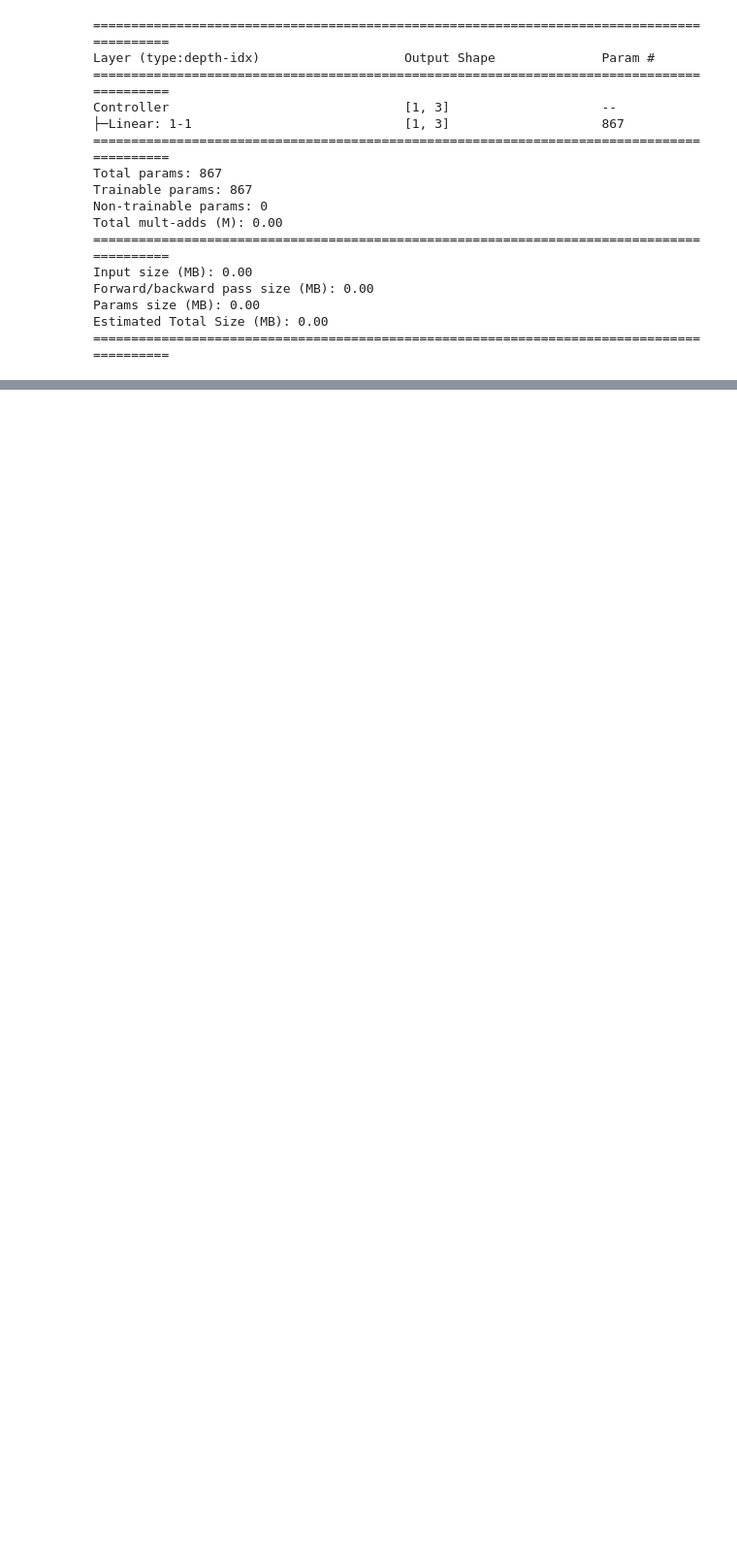
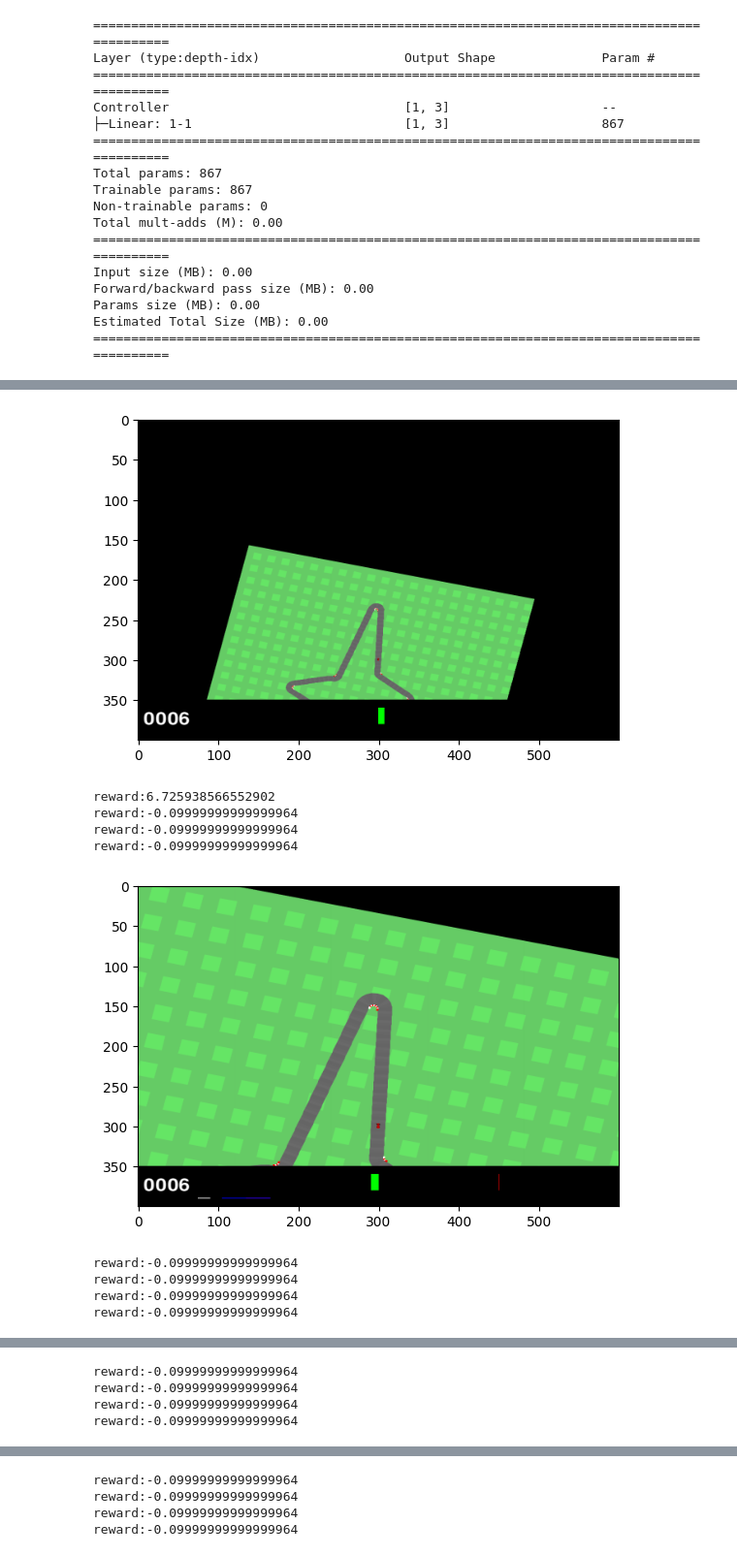
Before and after one commit to Daiki04/world_models, a Jupyter notebook: test.ipynb, the cells around one changed output, grey strips where cells are left out. Shown: that part at 97% size. Cells and saved outputs as stored; diff of their text form; code cells hidden in the pictures; blank space fills up the shorter version.

```diff
--- a/test.ipynb
+++ b/test.ipynb
@@ -423,0 +445,14 @@ Estimated Total Size (MB): 0.00
+# %%
+#ゲームの選択
+env = gym.make('CarRacing-v2', render_mode='rgb_array')
+
+#デフォルトのactionsの確認（steer, gas, brakeの3次元連続値）
+print('env.action_space: {}'.format(env.action_space))
+
+#アクションを離散値で用意しておく
+actions = np.array([[ 0, 0, 0],  #actions[0]：何もしない（＝等速直線運動）
+                    [ 0, 1, 0],  #actions[1]：加速
+                    [ 0, 0, 1],  #actions[2]：減速
+                    [ 1, 0, 0],  #actions[3]：右旋回
+                    [-1, 0, 0]]) #actions[4]：左旋回
+print('actions:\n{}'.format(actions))
@@ -423,0 +532,33 @@ Estimated Total Size (MB): 0.00
+# %%
+state, _ = env.reset()
+
+#初期画像を表示
+plt.figure()
+plt.imshow(env.render())
+plt.show()
+
+#ランダムにアクション（1アクションは4フレーム継続）
+for i in range(10):
+    for _ in range(4):
+        #アクションの選択
+        rand = nr.randint(5)
+
+        #状態の更新
+        state, reward, done, info, _ = env.step(actions[rand])
+        print('reward:{}'.format(reward))
+
+    #1アクション（＝4フレーム）毎に画像を表示
+    plt.figure()
+    plt.imshow(env.render())
+    plt.show()
+# %% [output]
+[figure, added]
+reward:6.725938566552902
+reward:-0.09999999999999964
+reward:-0.09999999999999964
+reward:-0.09999999999999964
+[figure, added]
+reward:-0.09999999999999964
+reward:-0.09999999999999964
+reward:-0.09999999999999964
+reward:-0.09999999999999964
@@ -423,0 +566,4 @@ Estimated Total Size (MB): 0.00
+reward:-0.09999999999999964
+reward:-0.09999999999999964
+reward:-0.09999999999999964
+reward:-0.09999999999999964
@@ -423,0 +571,4 @@ Estimated Total Size (MB): 0.00
+reward:-0.09999999999999964
+reward:-0.09999999999999964
+reward:-0.09999999999999964
+reward:-0.09999999999999964
```
Also changed, not shown: parts of 13 cells of this notebook, 2 other files.
